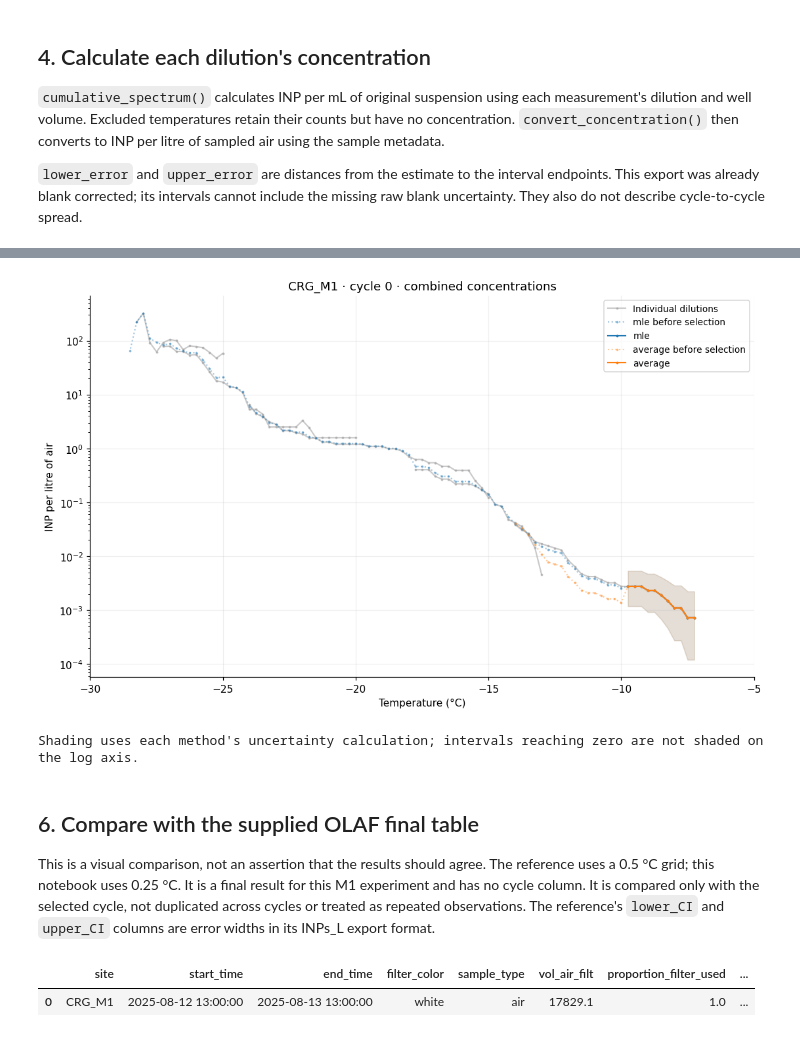
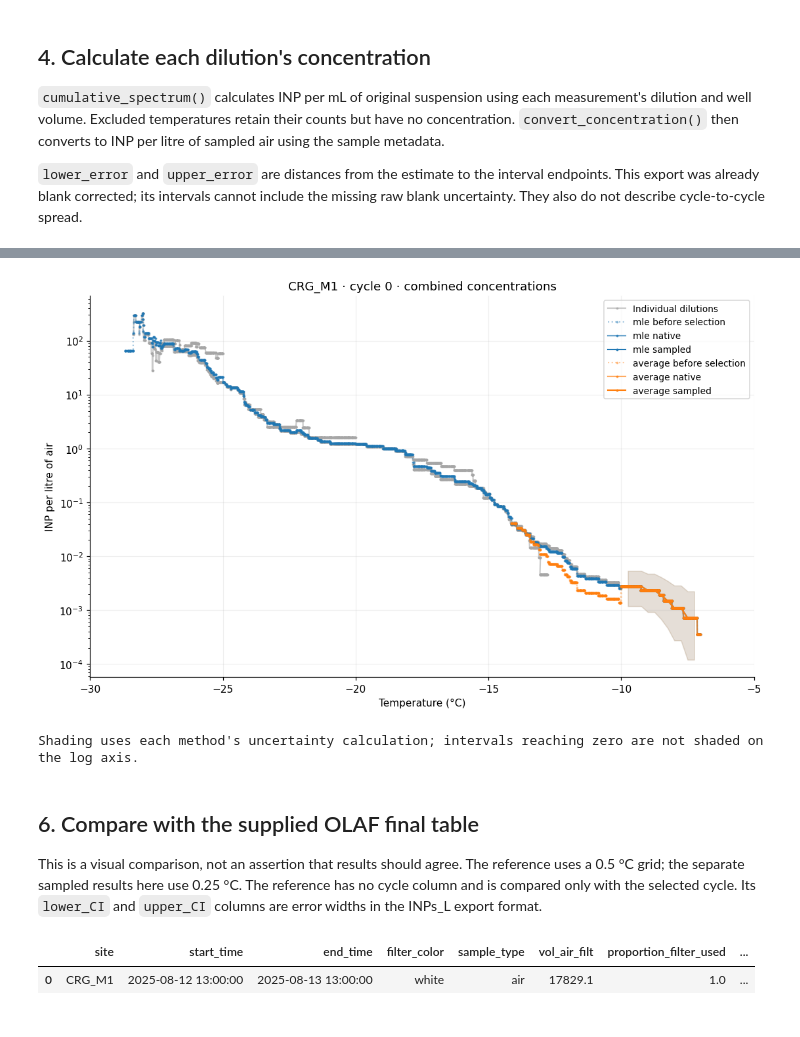
Before and after one commit to bochens/inptk, a Jupyter notebook: notebook/icescopy_freeze_count_to_air_inp_demo.ipynb, the cells around one changed output, grey strips where cells are left out. Drawn from its saved outputs; the diff is of its cells as text; code cells hidden in the pictures.

```diff
--- a/notebook/icescopy_freeze_count_to_air_inp_demo.ipynb
+++ b/notebook/icescopy_freeze_count_to_air_inp_demo.ipynb
@@ -57,9 +58,8 @@ RUN_ID = "M1-base-rerun"
 SAMPLE_MAP = {f"Sample_{i}": "CRG_M1" for i in range(5)}
 PLOT_SAMPLE_ID = "CRG_M1"
 PLOT_CYCLE_ID = "0"
-TEMPERATURE_STEP_C = 0.25
-TEMPERATURE_METHOD = "latest"
-TEMPERATURE_TOLERANCE_C = 0.0
+OUTPUT_STEP_C = 0.25  # Optional: applied only to the final result.
+OUTPUT_METHOD = "sample"  # Or "interpolate" for a derived curve.
 TEMPERATURE_RANGES_C = {
     "Sample_1": {"max_C": -10},
     "Sample_2": {"max_C": -15},
@@ -341,12 +351,35 @@ combined_air = {
     for method, table in combined_air_candidates.items()
 }
 
+grid_air = {
+    method: inptk.resample_spectrum(table, step_C=OUTPUT_STEP_C, method=OUTPUT_METHOD)
+    for method, table in combined_air.items()
+}
+groups = combined_suspension[METHOD].history[-1]["combination_groups"]
+plot_group_ids = [
+    name for name, group in groups.items()
+    if group["sample_id"] == PLOT_SAMPLE_ID
+    and all(member["run_id"] == RUN_ID and member["cycle_id"] == PLOT_CYCLE_ID
+            for member in group["members"])
+]
+if len(plot_group_ids) != 1:
+    raise ValueError("Select exactly one combined group for these plots")
+combined_selection = {"group_id": plot_group_ids[0]}
+print("Combined group:", combined_selection["group_id"])
+
 for method, table in combined_air.items():
-    print(f"{method}: {len(table)} rows; warnings: {table.warnings or 'none'}")
-    selected = table.select(**plot_selection).to_dataframe()
-    display(selected.loc[selected.temperature_C.isin([-10, -15, -20, -25]), [
+    print(f"{method}: {len(table):,} retained native points; warnings: {table.warnings or 'none'}")
+    report = next(item for item in table.history[-1]["groups"]
+                  if item["group_id"] == combined_selection["group_id"])
+    first_decrease = next((item for item in report["excluded"] if item["reason"] == "decrease"), None)
+    if first_decrease is not None:
+        print(f"First decrease at {first_decrease['temperature_C']:.4g} °C: "
+              f"{first_decrease['reference_concentration']:.6g} → "
+              f"{first_decrease['concentration']:.6g} INP/L. Policy: {DECREASE_POLICY}.")
+    selected = grid_air[method].select(**combined_selection).to_dataframe()
+    display(selected.tail(5)[[
         "temperature_C", "concentration", "lower_error", "upper_error", "unit",
-        "contributor_count",
+        "sampling_status",
     ]])
 # %% [output]
 |  | measurement_id | dilution | min_C | max_C |
@@ -362,31 +408,31 @@ average: 122 rows; warnings: ['run_id=M1-base-rerun, sample_id=CRG_M1, cycle_id=
 # %%
 fig, ax = plt.subplots(figsize=(10, 6), layout="constrained")
 for index, (measurement_id, frame) in enumerate(individual_air.select(**plot_selection).to_dataframe().groupby("measurement_id", sort=False)):
     draw_spectrum(ax, frame, label="Individual dilutions" if index == 0 else None,
                   color="0.65", alpha=0.6)
 for index, (label, table) in enumerate(combined_air.items()):
-    draw_spectrum(ax, combined_air_candidates[label].select(**plot_selection).to_dataframe(),
+    draw_spectrum(ax, combined_air_candidates[label].select(**combined_selection).to_dataframe(),
                   label=f"{label} before selection", color=f"C{index}", linestyle=":", alpha=0.4)
-    draw_spectrum(ax, table.select(**plot_selection).to_dataframe(),
-                  label=label, color=f"C{index}", show_errors=True)
+    draw_spectrum(ax, table.select(**combined_selection).to_dataframe(),
+                  label=f"{label} native", color=f"C{index}", alpha=0.65)
+    draw_spectrum(ax, grid_air[label].select(**combined_selection).to_dataframe(),
+                  label=f"{label} sampled", color=f"C{index}", show_errors=True)
 ax.set(yscale="log", title=f"{PLOT_SAMPLE_ID} · cycle {PLOT_CYCLE_ID} · combined concentrations",
        xlabel="Temperature (°C)", ylabel="INP per litre of air", xlim=TEMPERATURE_XLIM)
 ax.legend(fontsize=9)
 ax.grid(alpha=0.2)
 plt.show()
 print("Shading uses each method's uncertainty calculation; intervals reaching zero are not shaded on the log axis.")
 # %% [output]
-[figure, old version]
+[figure, new version]
 Shading uses each method's uncertainty calculation; intervals reaching zero are not shaded on the log axis.
 # %% [markdown]
 ## 6. Compare with the supplied OLAF final table
 
-This is a visual comparison, not an assertion that the results should agree.
-The reference uses a 0.5 °C grid; this notebook uses 0.25 °C. It is a final result
-for this M1 experiment and has no cycle column. It is compared only with the
-selected cycle, not duplicated across cycles or treated as repeated observations.
-The reference's `lower_CI` and `upper_CI` columns are error widths in its INPs_L
-export format.
+This is a visual comparison, not an assertion that results should agree. The
+reference uses a 0.5 °C grid; the separate sampled results here use 0.25 °C.
+The reference has no cycle column and is compared only with the selected cycle.
+Its `lower_CI` and `upper_CI` columns are error widths in the INPs_L export format.
 # %%
 if OLAF_REFERENCE_PATH.is_file():
     reference_metadata = {}
```
Also changed, not shown: parts of 11 cells of this notebook, 35 other files.
